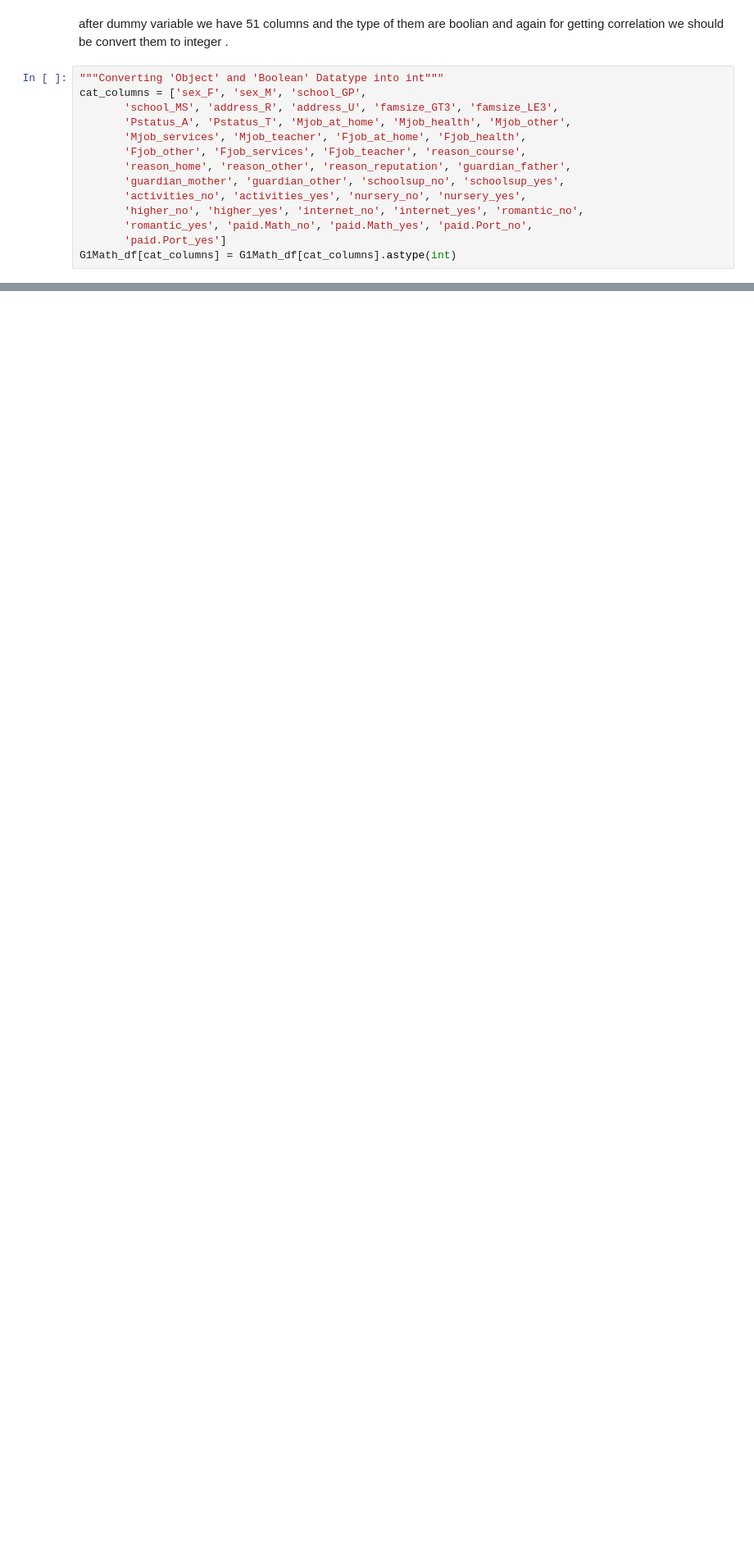
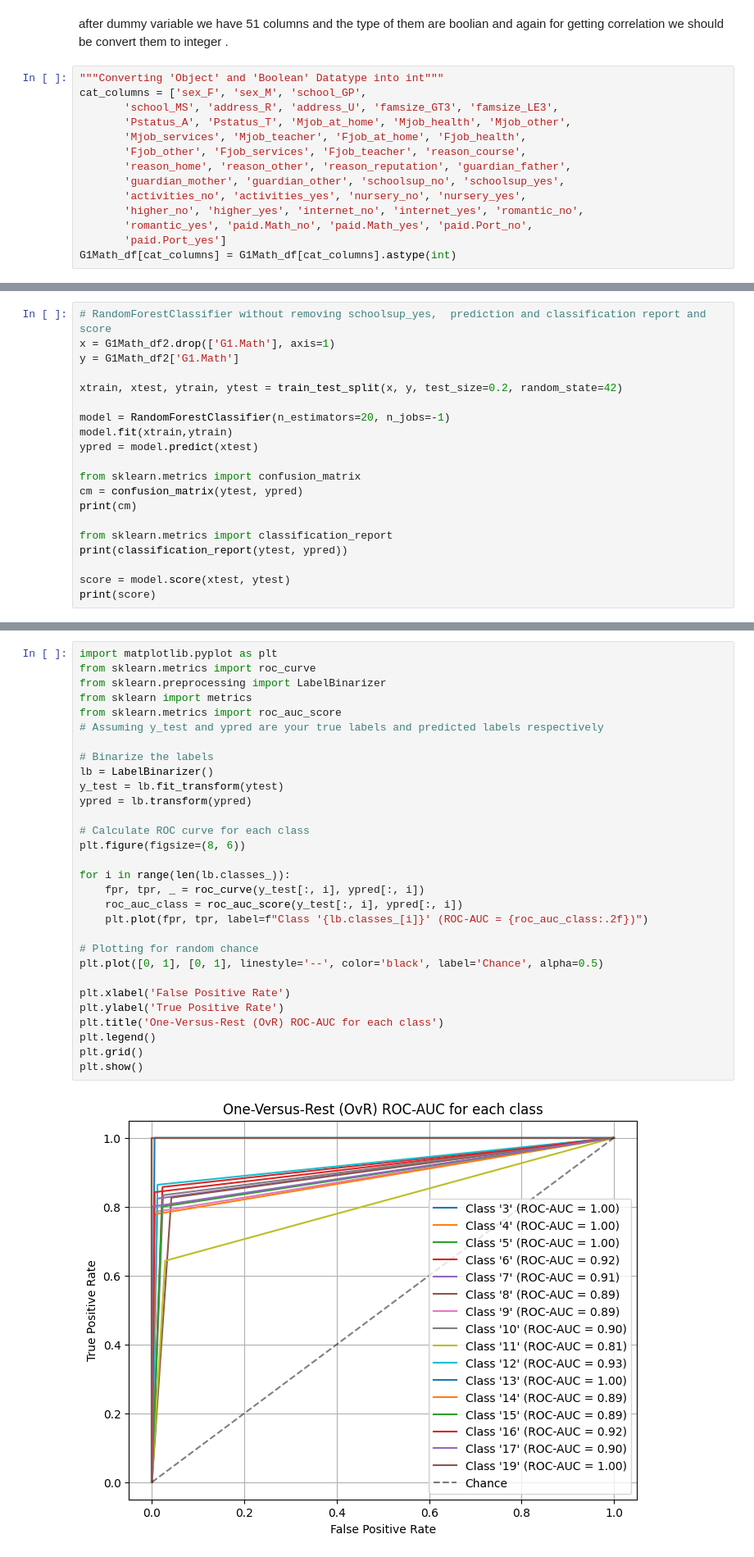
Before and after one commit to Mesgarin/DAPJFinal, a Jupyter notebook: Report Regression.ipynb, the cells around one changed output, grey strips where cells are left out. Shown at 82% size. Saved outputs shown, nothing was run; the diff lists cells and outputs as text; blank space fills up the shorter version.

```diff
--- a/Report Regression.ipynb
+++ b/Report Regression.ipynb
@@ -1069,0 +1287,20 @@ for using the models we should be have data for testing and training so we creat
+# %%
+# RandomForestClassifier without removing schoolsup_yes,  prediction and classification report and score
+x = G1Math_df2.drop(['G1.Math'], axis=1)
+y = G1Math_df2['G1.Math']
+
+xtrain, xtest, ytrain, ytest = train_test_split(x, y, test_size=0.2, random_state=42)
+
+model = RandomForestClassifier(n_estimators=20, n_jobs=-1)
+model.fit(xtrain,ytrain)
+ypred = model.predict(xtest)
+
+from sklearn.metrics import confusion_matrix
+cm = confusion_matrix(ytest, ypred)
+print(cm)
+
+from sklearn.metrics import classification_report
+print(classification_report(ytest, ypred))
+
+score = model.score(xtest, ytest)
+print(score)
@@ -1069,0 +1328,32 @@ for using the models we should be have data for testing and training so we creat
+# %%
+import matplotlib.pyplot as plt
+from sklearn.metrics import roc_curve
+from sklearn.preprocessing import LabelBinarizer
+from sklearn import metrics
+from sklearn.metrics import roc_auc_score
+# Assuming y_test and ypred are your true labels and predicted labels respectively
+
+# Binarize the labels
+lb = LabelBinarizer()
+y_test = lb.fit_transform(ytest)
+ypred = lb.transform(ypred)
+
+# Calculate ROC curve for each class
+plt.figure(figsize=(8, 6))
+
+for i in range(len(lb.classes_)):
+    fpr, tpr, _ = roc_curve(y_test[:, i], ypred[:, i])
+    roc_auc_class = roc_auc_score(y_test[:, i], ypred[:, i])
+    plt.plot(fpr, tpr, label=f"Class '{lb.classes_[i]}' (ROC-AUC = {roc_auc_class:.2f})")
+
+# Plotting for random chance
+plt.plot([0, 1], [0, 1], linestyle='--', color='black', label='Chance', alpha=0.5)
+
+plt.xlabel('False Positive Rate')
+plt.ylabel('True Positive Rate')
+plt.title('One-Versus-Rest (OvR) ROC-AUC for each class')
+plt.legend()
+plt.grid()
+plt.show()
+# %% [output]
+[figure, added]
```
Also changed, not shown: parts of 93 cells of this notebook, 6 other files.
